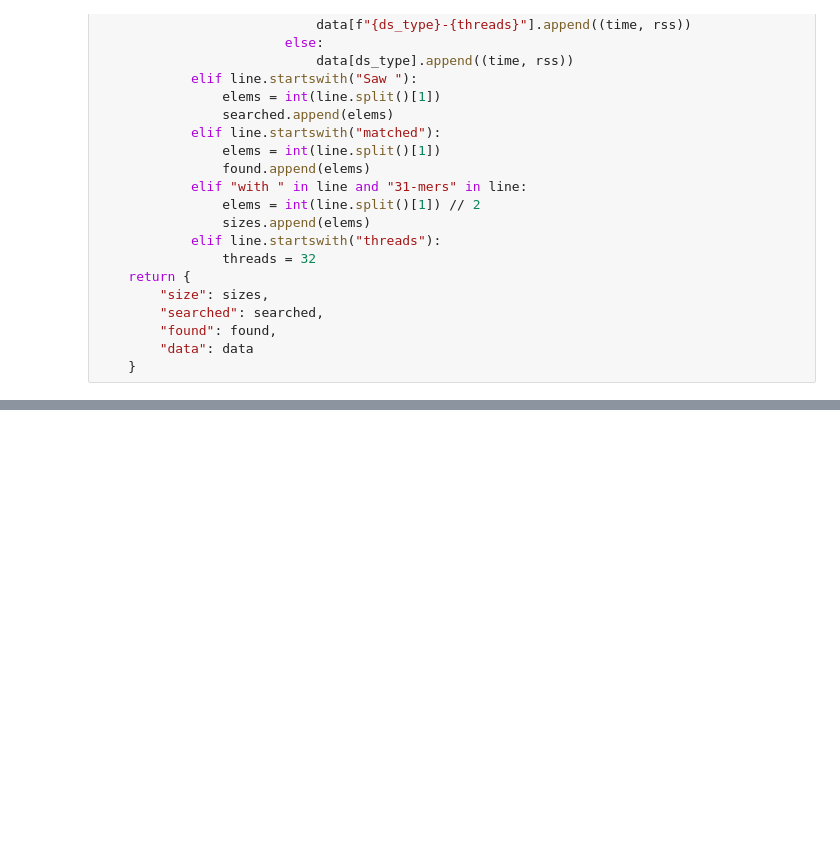
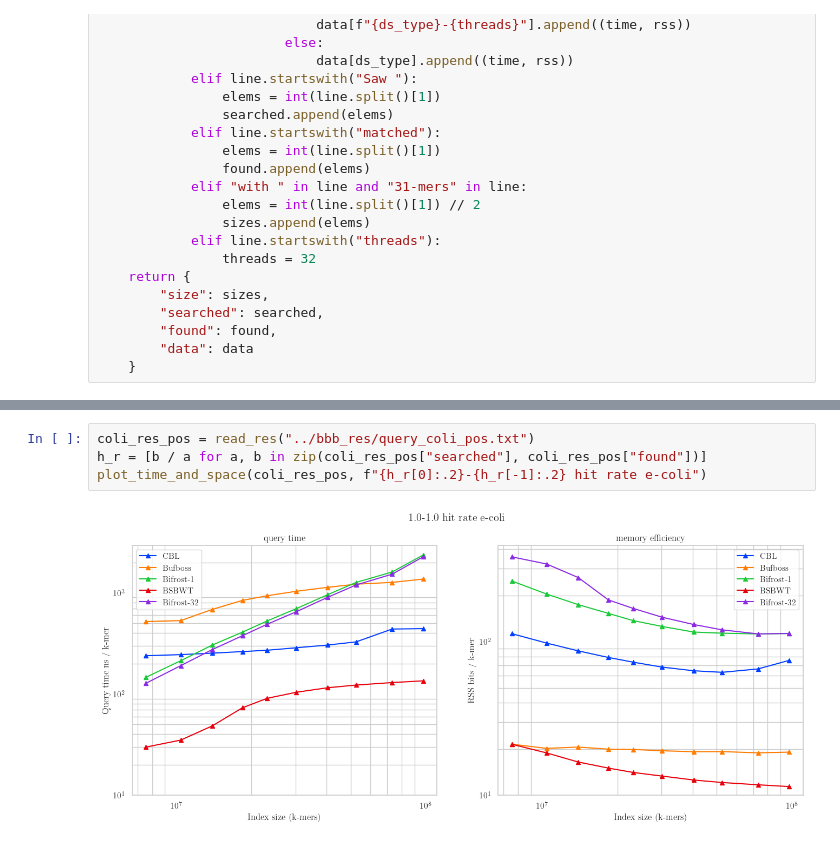
Before and after one commit to saskeli/Dynamic_SBWT_experiments, a Jupyter notebook: query.ipynb, the cells around one changed output, grey strips where cells are left out. Cells and saved outputs as stored; diff of their text form; blank space fills up the shorter version.

```diff
--- a/query.ipynb
+++ b/query.ipynb
@@ -91,3 +104,9 @@ plot_time_and_space(coli_res, f"{h_r[0]:.2}-{h_r[-1]:.2} hit rate e-coli")
+# %%
+coli_res_pos = read_res("../bbb_res/query_coli_pos.txt")
+h_r = [b / a for a, b in zip(coli_res_pos["searched"], coli_res_pos["found"])]
+plot_time_and_space(coli_res_pos, f"{h_r[0]:.2}-{h_r[-1]:.2} hit rate e-coli")
+# %% [output]
+[figure, added]
 # %%
 bact_res = read_res("../bbb_res/query_bact.txt")
 h_r = [b / a for a, b in zip(bact_res["searched"], bact_res["found"])]
```
Also changed, not shown: parts of 6 cells of this notebook, 4 other files.
